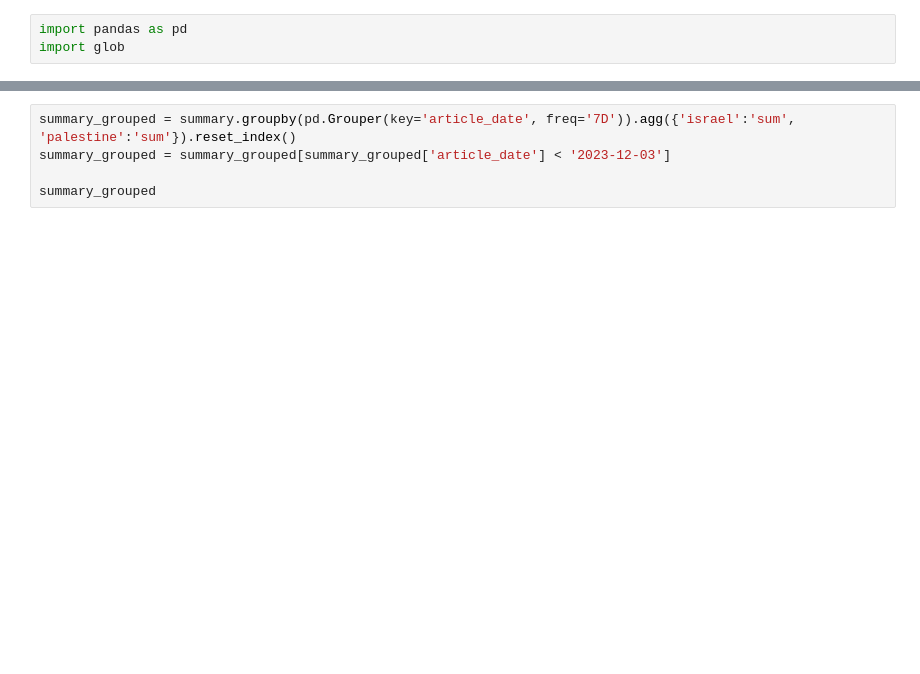
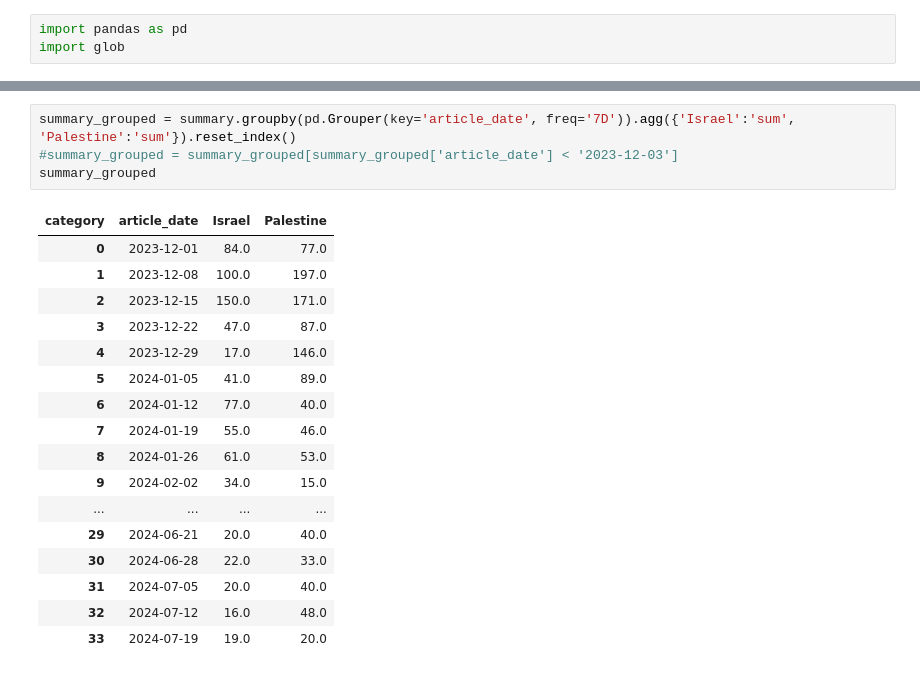
Before and after one commit to liet-git/bbc-bias, a Jupyter notebook: nlp/plot_mentions.ipynb, the cells around one changed output, grey strips where cells are left out. Saved outputs shown, nothing was run; the diff lists cells and outputs as text; blank space fills up the shorter version.

```diff
--- a/nlp/plot_mentions.ipynb
+++ b/nlp/plot_mentions.ipynb
@@ -41,8 +50,25 @@ summary.head(5)
 # %%
-summary_grouped = summary.groupby(pd.Grouper(key='article_date', freq='7D')).agg({'israel':'sum', 'palestine':'sum'}).reset_index()
-summary_grouped = summary_grouped[summary_grouped['article_date'] < '2023-12-03']
-
+summary_grouped = summary.groupby(pd.Grouper(key='article_date', freq='7D')).agg({'Israel':'sum', 'Palestine':'sum'}).reset_index()
+#summary_grouped = summary_grouped[summary_grouped['article_date'] < '2023-12-03']
 summary_grouped
+# %% [output]
+| category | article_date | Israel | Palestine |
+| 0 | 2023-12-01 | 84.0 | 77.0 |
+| 1 | 2023-12-08 | 100.0 | 197.0 |
+| 2 | 2023-12-15 | 150.0 | 171.0 |
+| 3 | 2023-12-22 | 47.0 | 87.0 |
+| 4 | 2023-12-29 | 17.0 | 146.0 |
+| 5 | 2024-01-05 | 41.0 | 89.0 |
+| 6 | 2024-01-12 | 77.0 | 40.0 |
+| 7 | 2024-01-19 | 55.0 | 46.0 |
+| 8 | 2024-01-26 | 61.0 | 53.0 |
+| 9 | 2024-02-02 | 34.0 | 15.0 |
+| ... | ... | ... | ... |
+| 29 | 2024-06-21 | 20.0 | 40.0 |
+| 30 | 2024-06-28 | 22.0 | 33.0 |
+| 31 | 2024-07-05 | 20.0 | 40.0 |
+| 32 | 2024-07-12 | 16.0 | 48.0 |
+| 33 | 2024-07-19 | 19.0 | 20.0 |
 # %%
 import matplotlib.pyplot as plt
 import matplotlib.ticker as ticker
```
Also changed, not shown: parts of 4 cells of this notebook.
